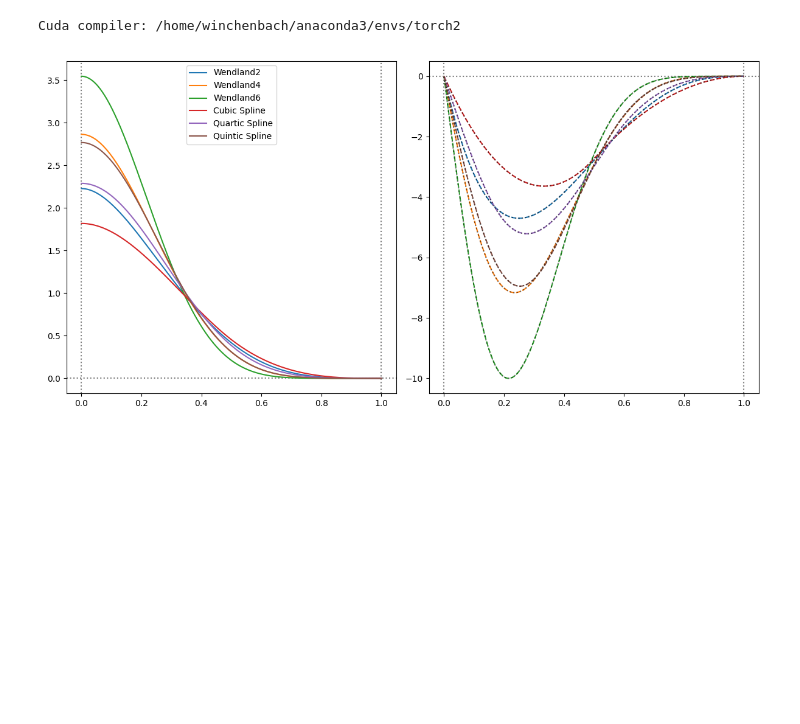
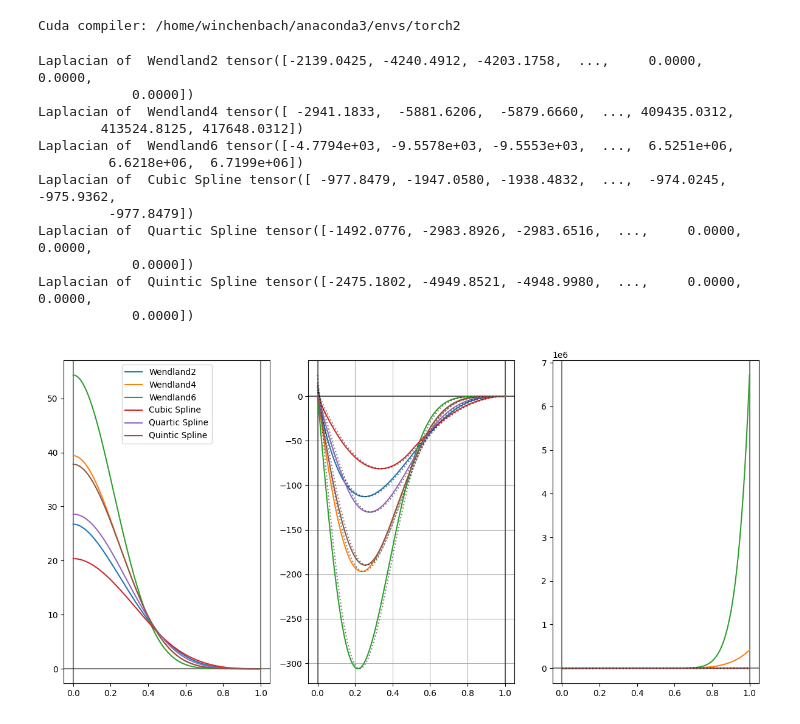
Before and after one commit to wi-re/diffSPH, a Jupyter notebook: Kernels.ipynb, the cells around one changed output. Saved outputs shown, nothing was run; the diff lists cells and outputs as text; code cells hidden in the pictures; blank space fills up the shorter version.

Commit message:
added laplacians?

```diff
--- a/Kernels.ipynb
+++ b/Kernels.ipynb
@@ -63,40 +131,41 @@ Cuda compiler: /home/winchenbach/anaconda3/envs/torch2
 # %%
-
-prop_cycle = plt.rcParams['axes.prop_cycle']
-colors = prop_cycle.by_key()['color']
+fig, axis = plt.subplots(1, 3, figsize=(12,6), sharex = False, sharey = False, squeeze = False)
 
 
-fig, axis = plt.subplots(1, 2, figsize=(12,6), sharex = False, sharey = False, squeeze = False)
+axis[0,0].axvline(0, ls = '-', c = 'black', alpha = 0.5)
+axis[0,0].axvline(1, ls = '-', c = 'black', alpha = 0.5)
+axis[0,0].axhline(0, ls = '-', c = 'black', alpha = 0.5)
+axis[0,1].axvline(0, ls = '-', c = 'black', alpha = 0.5)
+axis[0,1].axvline(1, ls = '-', c = 'black', alpha = 0.5)
+axis[0,1].axhline(0, ls = '-', c = 'black', alpha = 0.5)
+axis[0,2].axvline(0, ls = '-', c = 'black', alpha = 0.5)
+axis[0,2].axvline(1, ls = '-', c = 'black', alpha = 0.5)
+axis[0,2].axhline(0, ls = '-', c = 'black', alpha = 0.5)
 
-xx = torch.linspace(0, 1, 1024)
-nx = xx / (xx + 1e-12)
-dx = 1e-3
+plotKernel(fig, axis, xx, nx, dx, getKernel('Wendland2'), 0, 'Wendland2')
+plotKernel(fig, axis, xx, nx, dx, getKernel('Wendland4'), 1, 'Wendland4')
+plotKernel(fig, axis, xx, nx, dx, getKernel('Wendland6'), 2, 'Wendland6')
+plotKernel(fig, axis, xx, nx, dx, getKernel('CubicSpline'), 3, 'Cubic Spline')
+plotKernel(fig, axis, xx, nx, dx, getKernel('QuarticSpline'), 4, 'Quartic Spline')
+plotKernel(fig, axis, xx, nx, dx, getKernel('QuinticSpline'), 5, 'Quintic Spline')
 
-axis[0,0].axvline(0, ls = ':', c = 'black', alpha = 0.5)
-axis[0,0].axvline(1, ls = ':', c = 'black', alpha = 0.5)
-axis[0,0].axhline(0, ls = ':', c = 'black', alpha = 0.5)
-axis[0,1].axvline(0, ls = ':', c = 'black', alpha = 0.5)
-axis[0,1].axvline(1, ls = ':', c = 'black', alpha = 0.5)
-axis[0,1].axhline(0, ls = ':', c = 'black', alpha = 0.5)
-
-def plotKernel(fig, axis, xx, nx, dx, Kernel, i, label):
-    fx = Kernel.kernel(xx, torch.ones_like(xx), 2)
-    dfx = Kernel.kernelGradient(xx, nx[:,None], torch.ones_like(xx), 2)
-    ndfx = (Kernel.kernel(xx + dx, torch.ones_like(xx), 2) - Kernel.kernel(xx, torch.ones_like(xx), 2)) / dx
-
-    axis[0,0].plot(xx,fx, c = colors[i], label = label)
-    axis[0,1].plot(xx,dfx[:,0], ls = '--', c = colors[i], label = label)
-    axis[0,1].plot(xx,ndfx, ls = ':', c = 'black', alpha = 0.5)
-
-
-plotKernel(fig, axis, xx, nx, dx, Wendland2, 0, 'Wendland2')
-plotKernel(fig, axis, xx, nx, dx, Wendland4, 1, 'Wendland4')
-plotKernel(fig, axis, xx, nx, dx, Wendland6, 2, 'Wendland6')
-plotKernel(fig, axis, xx, nx, dx, CubicSpline, 3, 'Cubic Spline')
-plotKernel(fig, axis, xx, nx, dx, QuarticSpline, 4, 'Quartic Spline')
-plotKernel(fig, axis, xx, nx, dx, QuinticSpline, 5, 'Quintic Spline')
+axis[0,0].grid(which = 'both')
+axis[0,1].grid(which = 'both')
+axis[0,0].grid(which = 'both')
 
 axis[0,0].legend()
 fig.tight_layout()
 # %% [output]
+Laplacian of  Wendland2 tensor([-2139.0425, -4240.4912, -4203.1758,  ...,     0.0000,     0.0000,
+            0.0000])
+Laplacian of  Wendland4 tensor([ -2941.1833,  -5881.6206,  -5879.6660,  ..., 409435.0312,
+        413524.8125, 417648.0312])
+Laplacian of  Wendland6 tensor([-4.7794e+03, -9.5578e+03, -9.5553e+03,  ...,  6.5251e+06,
+         6.6218e+06,  6.7199e+06])
+Laplacian of  Cubic Spline tensor([ -977.8479, -1947.0580, -1938.4832,  ...,  -974.0245,  -975.9362,
+         -977.8479])
+Laplacian of  Quartic Spline tensor([-1492.0776, -2983.8926, -2983.6516,  ...,     0.0000,     0.0000,
+            0.0000])
+Laplacian of  Quintic Spline tensor([-2475.1802, -4949.8521, -4948.9980,  ...,     0.0000,     0.0000,
+            0.0000])
-[figure, old version]
+[figure, new version]
```
Also changed, not shown: parts of 4 cells of this notebook, 12 other files.
